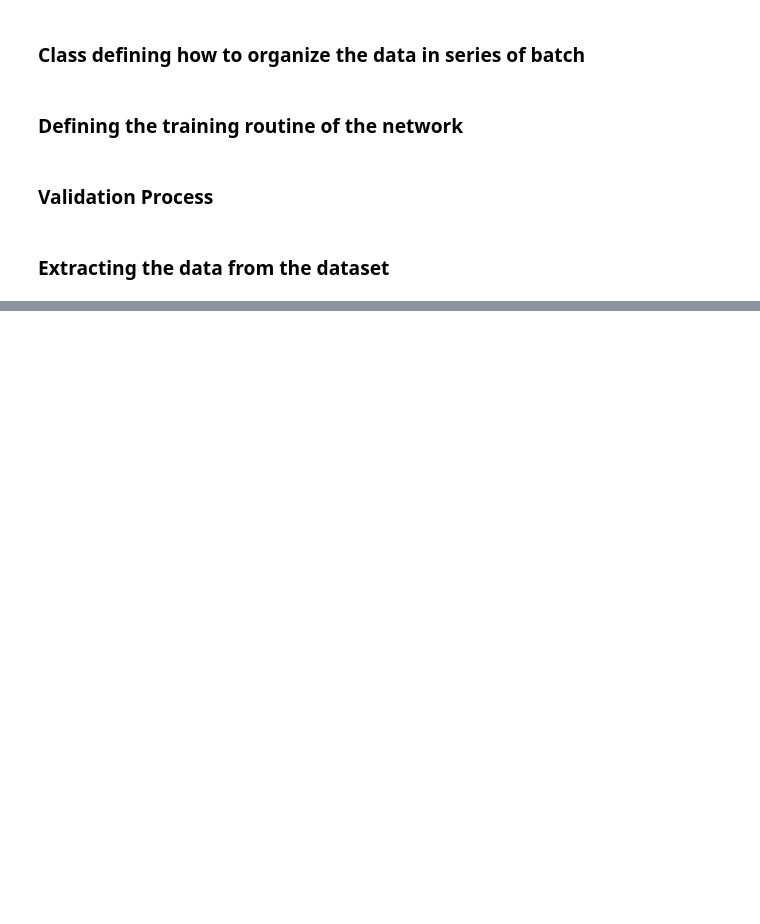
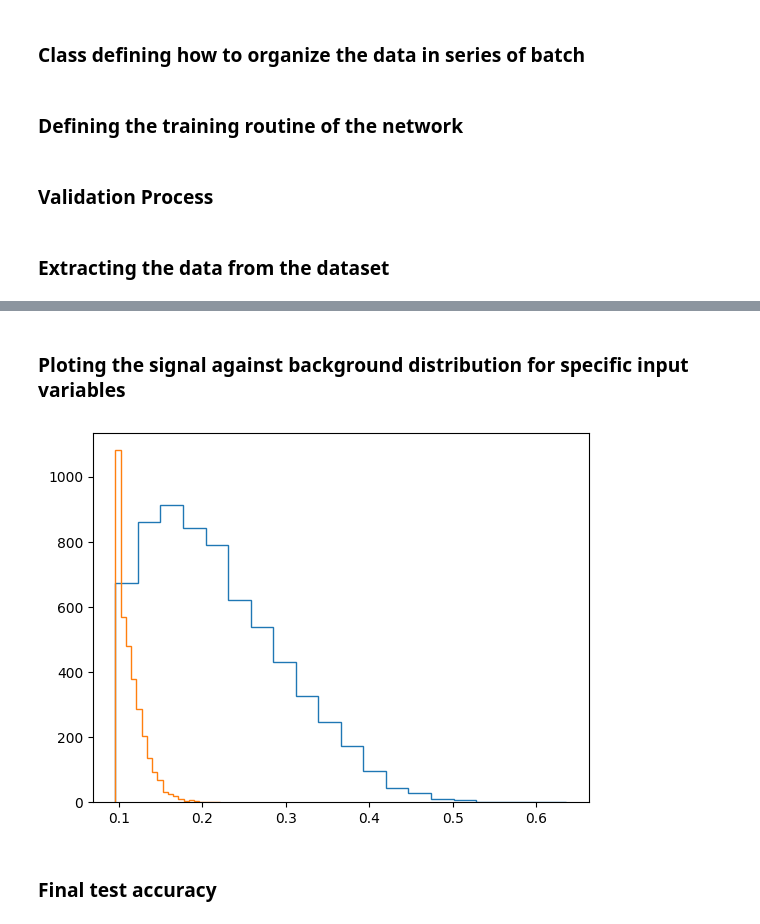
Before and after one commit to Cyrjl/Make-of-neural-network-with-numpy, a Jupyter notebook: Test_Final_NeuralNet.ipynb, the cells around one changed output, grey strips where cells are left out. Saved outputs shown, nothing was run; the diff lists cells and outputs as text; code cells hidden in the pictures; blank space fills up the shorter version.

```diff
--- a/Test_Final_NeuralNet.ipynb
+++ b/Test_Final_NeuralNet.ipynb
@@ -287,10 +287,12 @@ def validate(net: NeuralNet, inputs: Tensor, targets: Tensor,
     on another dataset (not seen in train)
     """
 
-    # Lists to store the predicted and actual labels
+    # Lists to store the input variables,
+    # predicted and actual labels
     # in the right order
     Predicted_list: Sequence =[]
     Actual_list: Sequence = []
+    Input_list:Sequence = []
 
     for batch in iterator(inputs, targets):
 
@@ -301,11 +303,14 @@ def validate(net: NeuralNet, inputs: Tensor, targets: Tensor,
             Predicted_list.append(p)
         for a in batch[1]:
             Actual_list.append(a)
+        for i in batch[0]:
+            Input_list.append(i)
 
         Batch_loss.append(loss.loss(predicted, batch[1]))
 
     Predicted_array = np.array(Predicted_list)
     Actual_array = np.array(Actual_list)
+    Input_array = np.array(Input_list)
 
     # Compute the loss as the mean of batch loss
     val_loss = np.mean(Batch_loss)
@@ -315,7 +320,7 @@ def validate(net: NeuralNet, inputs: Tensor, targets: Tensor,
     if Print == True:
         print("## Validation ##\n", "Loss = ", val_loss," Acc = ", val_acc)
 
-    return (val_loss, val_acc, Actual_array, Predicted_array)
+    return (val_loss, val_acc, Actual_array, Predicted_array, Input_array)
 # %% [markdown]
 ### Extracting the data from the dataset
 # %%
@@ -503,0 +611,30 @@ plt.show()
+# %% [markdown]
+### Ploting the signal against background distribution for specific input variables
+# %%
+In_back: Sequence = []
+Pred_back: Sequence = []
+In_sig: Sequence = []
+Pred_sig: Sequence = []
+
+# Separate signal and background events
+for i in range(0, len(NetCE_Pred_val_norm)):
+    if np.round(NetCE_Pred_val_norm[i]) == 0:
+        In_back.append(NetCE_In_val_norm[i])
+        Pred_back.append(NetCE_Pred_val_norm[i])
+    else:
+        In_sig.append(NetCE_In_val_norm[i])
+        Pred_sig.append(NetCE_Pred_val_norm[i])
+
+In_back_arr = np.array(In_back)
+Pred_back_arr = np.array(Pred_back)
+In_sig_arr = np.array(In_sig)
+Pred_sig_arr = np.array(Pred_sig)
+
+
+plt.hist(In_back_arr[:, 0], histtype='step', bins=20)
+plt.hist(In_sig_arr[:, 0], histtype='step', bins=20)
+plt.show()
+# %% [output]
+[figure, added]
+# %% [markdown]
+### Final test accuracy
```
Also changed, not shown: parts of 14 cells of this notebook, 2 other files.
